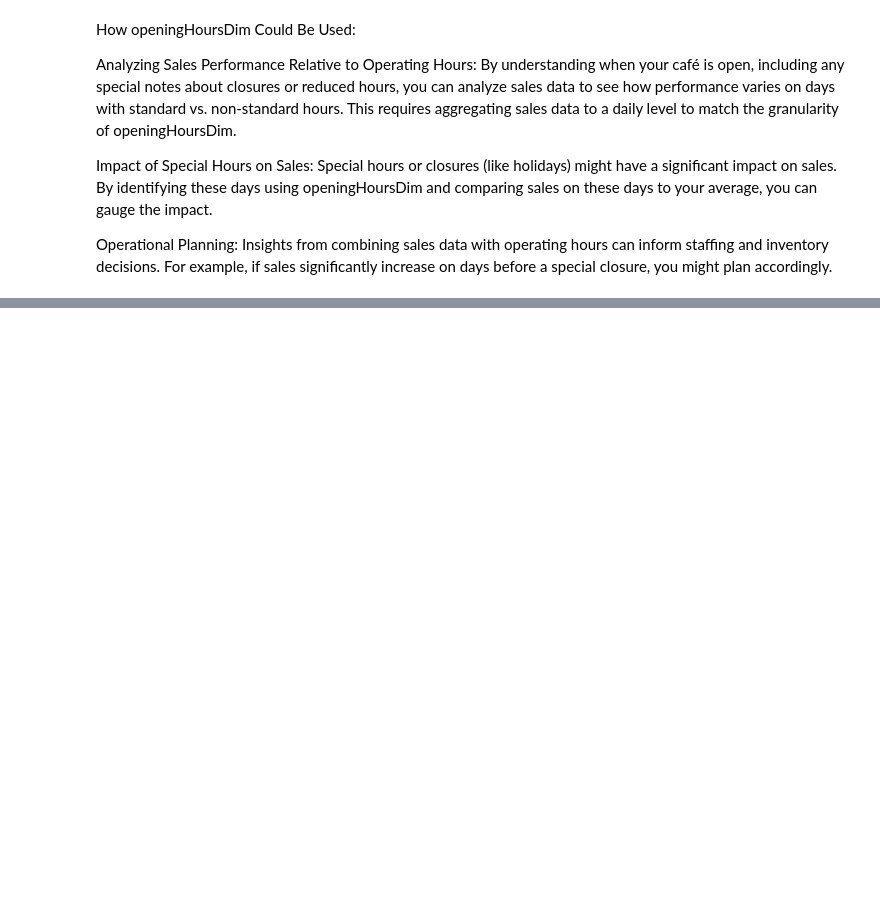
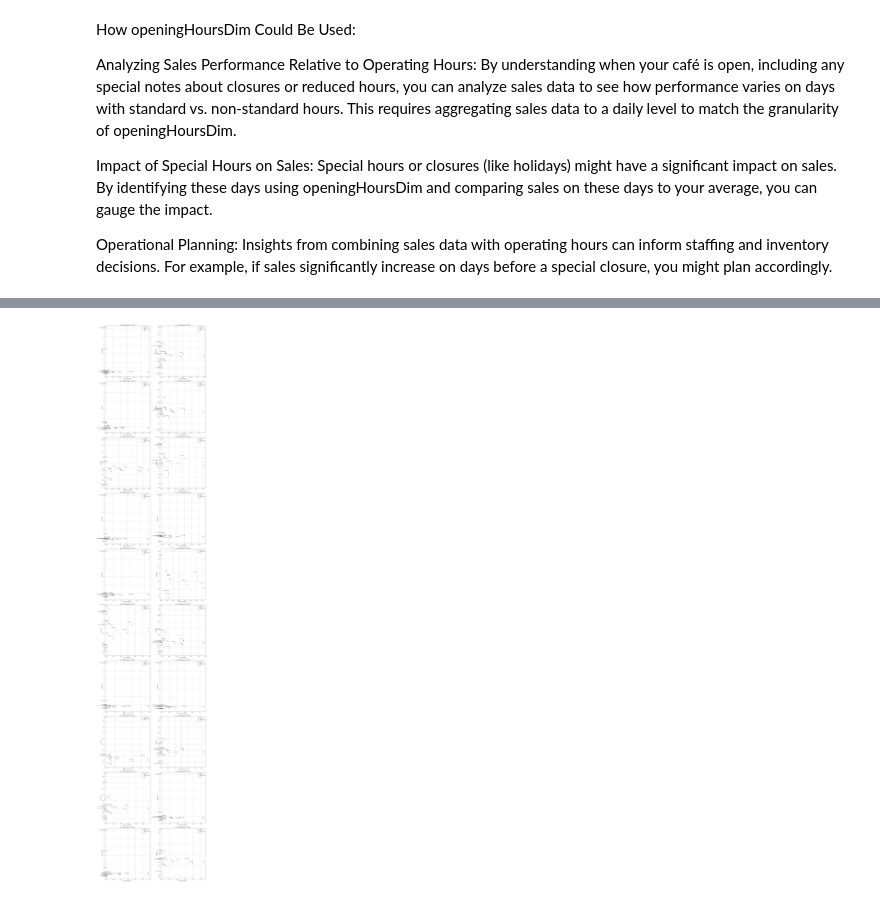
Before and after one commit to HanL1223/JR_Recommender, a Jupyter notebook: projects/cafe-analytics/product_analysis.ipynb, the cells around one changed output, grey strips where cells are left out. Saved outputs shown, nothing was run; the diff lists cells and outputs as text; code cells hidden in the pictures; blank space fills up the shorter version.

```diff
--- a/projects/cafe-analytics/product_analysis.ipynb
+++ b/projects/cafe-analytics/product_analysis.ipynb
@@ -123,0 +308,99 @@ profile_orders_sales.to_file("orders_sales_profile.html")
+# %%
+# Prepare the data
+sales_with_product_info['date_created'] = pd.to_datetime(sales_with_product_info['date_created'])
+sales_with_product_info['quarter'] = sales_with_product_info['date_created'].dt.to_period('Q').dt.strftime('%Y-Q%q')
+
+# Aggregate sales data per product per quarter
+quarterly_sales_summary = sales_with_product_info.groupby(['item_name', 'quarter'], as_index=False).agg(
+    total_sales=('total_sales', 'sum')
+)
+
+# Calculate market size for each quarter and relative market share
+market_size_quarterly = quarterly_sales_summary.groupby('quarter')['total_sales'].sum().reset_index(name='market_total_sales')
+quarterly_sales_summary = pd.merge(quarterly_sales_summary, market_size_quarterly, on='quarter')
+quarterly_sales_summary['relative_market_share'] = quarterly_sales_summary['total_sales'] / quarterly_sales_summary['market_total_sales']
+
+# Pivot sales data for growth rate calculation
+pivot_data = quarterly_sales_summary.pivot(index='item_name', columns='quarter', values='total_sales').fillna(0)
+
+# Determine the latest two quarters for analysis
+sorted_quarters = sorted(pivot_data.columns)
+latest_quarter, previous_quarter = sorted_quarters[-1], sorted_quarters[-2]
+
+# Calculate growth rate from previous quarter to the latest quarter for each product
+pivot_data['growth_rate'] = (pivot_data[latest_quarter] - pivot_data[previous_quarter]) / pivot_data[previous_quarter].replace(0, np.nan)
+
+# Merge growth rate back to quarterly_sales_summary
+growth_rate_series = pivot_data['growth_rate'].reset_index()
+quarterly_sales_summary = pd.merge(quarterly_sales_summary, growth_rate_series, on='item_name')
+
+# Ensure 'growth_rate' is filled with 0 for NaN values
+quarterly_sales_summary['growth_rate'] = quarterly_sales_summary['growth_rate'].fillna(0)
+
+# Determine the latest quarter
+latest_quarter = quarterly_sales_summary['quarter'].max()
+
+# Make sure to calculate or recalculate the 'category' after updating 'growth_rate'
+median_market_share = quarterly_sales_summary['relative_market_share'].median()
+median_growth_rate = quarterly_sales_summary['growth_rate'].median()
+
+def categorize_bcg(row):
+    if row['relative_market_share'] >= median_market_share and row['growth_rate'] >= median_growth_rate:
+        return 'Star'
+    elif row['relative_market_share'] < median_market_share and row['growth_rate'] >= median_growth_rate:
+        return 'Question Mark'
+    elif row['relative_market_share'] >= median_market_share and row['growth_rate'] < median_growth_rate:
+        return 'Cash Cow'
+    else:
+        return 'Dog'
+
+# Apply categorization
+quarterly_sales_summary['category'] = quarterly_sales_summary.apply(categorize_bcg, axis=1)
+
+# Define quarters of interest
+quarters_of_interest = ['2024-Q1', '2023-Q1', '2022-Q1', '2021-Q1', '2020-Q1', '2023-Q2', '2022-Q2', '2021-Q2', '2020-Q2', '2019-Q2', '2023-Q3', '2022-Q3', '2021-Q3', '2020-Q3', '2019-Q3', '2023-Q4', '2022-Q4', '2021-Q4', '2020-Q4', '2019-Q4']
+
+# Function to categorize and retrieve top 5 products for a given quarter
+def get_top_5_for_quarter(quarter):
+    quarter_data = quarterly_sales_summary[quarterly_sales_summary['quarter'] == quarter]
+    # Categorize if not already done, or make sure the categorization is relevant for this quarter
+    quarter_data['category'] = quarter_data.apply(categorize_bcg, axis=1)
+    # Get top 5 products for this quarter
+    top_5 = quarter_data.groupby('category').apply(lambda x: x.nlargest(5, 'total_sales')).reset_index(drop=True)
+    return top_5
+
+# Define a function to plot top 5 BCG matrix products for a given quarter
+def plot_top_bcg_products(ax, data, quarter_str, title):
+    categories = data['category'].unique()
+    markers = {'Star': 'o', 'Question Mark': '^', 'Cash Cow': 's', 'Dog': 'x', 'Uncategorized': 'p'}
+    colors = {'Star': 'blue', 'Question Mark': 'orange', 'Cash Cow': 'green', 'Dog': 'red', 'Uncategorized': 'grey'}
+
+    for category in categories:
+        category_data = data[data['category'] == category]
+        ax.scatter(category_data['relative_market_share'], category_data['growth_rate'],
+                   marker=markers[category], color=colors[category], label=category)
+
+        # Annotate product names
+        for i, row in category_data.iterrows():
+            ax.text(row['relative_market_share'], row['growth_rate'] + 0.05, row['item_name'],
+                    fontsize=8, ha='right', va='bottom')
+
+    ax.set_title(title)
+    ax.set_xlabel('Relative Market Share')
+    ax.set_ylabel('Growth Rate')
+    ax.grid(True)
+    ax.legend()
+
+# Adjust the number of rows based on the number of quarters to plot
+n_rows = len(quarters_of_interest) // 2 + len(quarters_of_interest) % 2
+fig, axs = plt.subplots(n_rows, 2, figsize=(20, 10 * n_rows))
+axs = axs.flatten()
+
+for i, quarter in enumerate(quarters_of_interest):
+    top_5_for_quarter = get_top_5_for_quarter(quarter)
+    plot_top_bcg_products(axs[i], top_5_for_quarter, quarter, f'Top 5 BCG Categories - {quarter}')
+
+# Adjust layout and display the plots
+plt.tight_layout()
+plt.show()
+# %% [output]
@@ -123,0 +424 @@ profile_orders_sales.to_file("orders_sales_profile.html")
+[figure, added]
```
Also changed, not shown: parts of 16 cells of this notebook.
